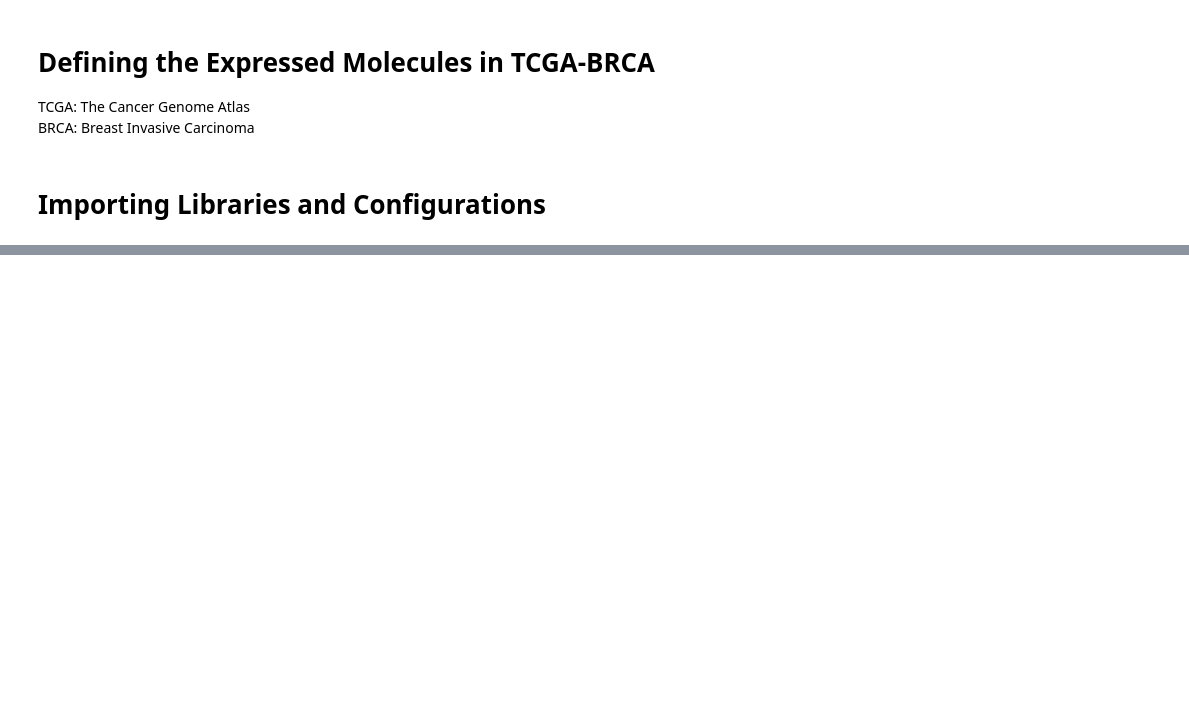
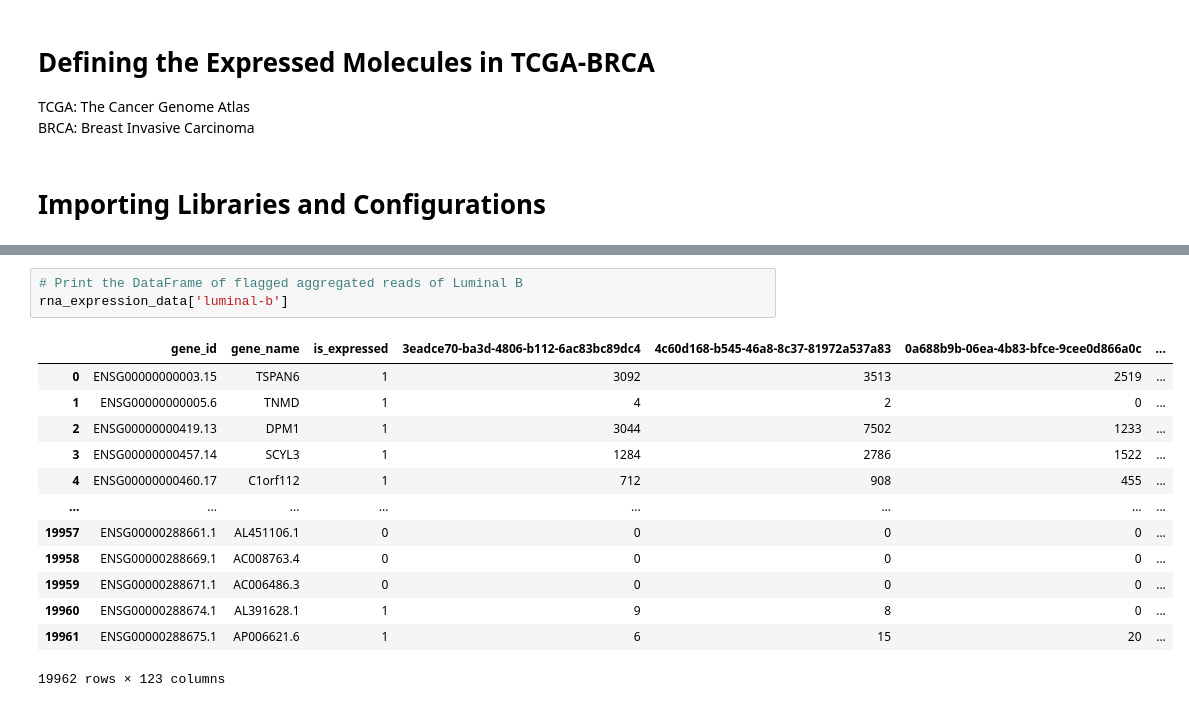
Before and after one commit to MylenaRoberta/pan-cancer-analysis, a Jupyter notebook: notebooks/02_interactions/01_brca-expression-definition.ipynb, the cells around one changed output, grey strips where cells are left out. Drawn from its saved outputs; the diff is of its cells as text; blank space fills up the shorter version.

```diff
--- a/notebooks/02_interactions/01_brca-expression-definition.ipynb
+++ b/notebooks/02_interactions/01_brca-expression-definition.ipynb
@@ -313,0 +317,17 @@ aggregated_reads['mir']
+# %%
+# Print the DataFrame of flagged aggregated reads of Luminal B
+rna_expression_data['luminal-b']
+# %% [output]
+|  | gene_id | gene_name | is_expressed | 3eadce70-ba3d-4806-b112-6ac83bc89dc4 | 4c60d168-b545-46a8-8c37-81972a537a83 | 0a688b9b-06ea-4b83-bfce-9cee0d866a0c | ... |
+| 0 | ENSG00000000003.15 | TSPAN6 | 1 | 3092 | 3513 | 2519 | ... |
+| 1 | ENSG00000000005.6 | TNMD | 1 | 4 | 2 | 0 | ... |
+| 2 | ENSG00000000419.13 | DPM1 | 1 | 3044 | 7502 | 1233 | ... |
+| 3 | ENSG00000000457.14 | SCYL3 | 1 | 1284 | 2786 | 1522 | ... |
+| 4 | ENSG00000000460.17 | C1orf112 | 1 | 712 | 908 | 455 | ... |
+| ... | ... | ... | ... | ... | ... | ... | ... |
+| 19957 | ENSG00000288661.1 | AL451106.1 | 0 | 0 | 0 | 0 | ... |
+| 19958 | ENSG00000288669.1 | AC008763.4 | 0 | 0 | 0 | 0 | ... |
+| 19959 | ENSG00000288671.1 | AC006486.3 | 0 | 0 | 0 | 0 | ... |
+| 19960 | ENSG00000288674.1 | AL391628.1 | 1 | 9 | 8 | 0 | ... |
+| 19961 | ENSG00000288675.1 | AP006621.6 | 1 | 6 | 15 | 20 | ... |
+19962 rows × 123 columns
```
Also changed, not shown: parts of 55 cells of this notebook, 13 other files.
